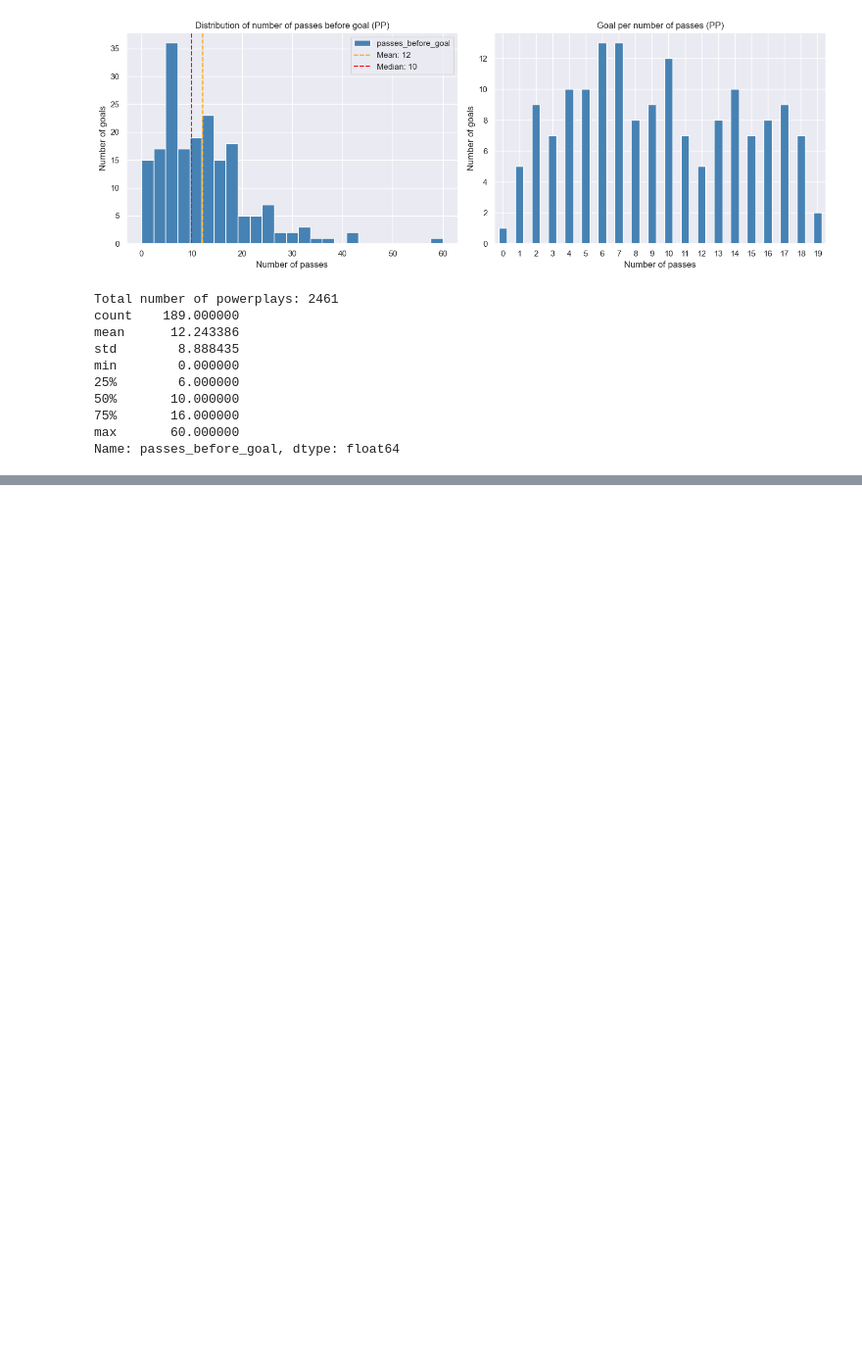
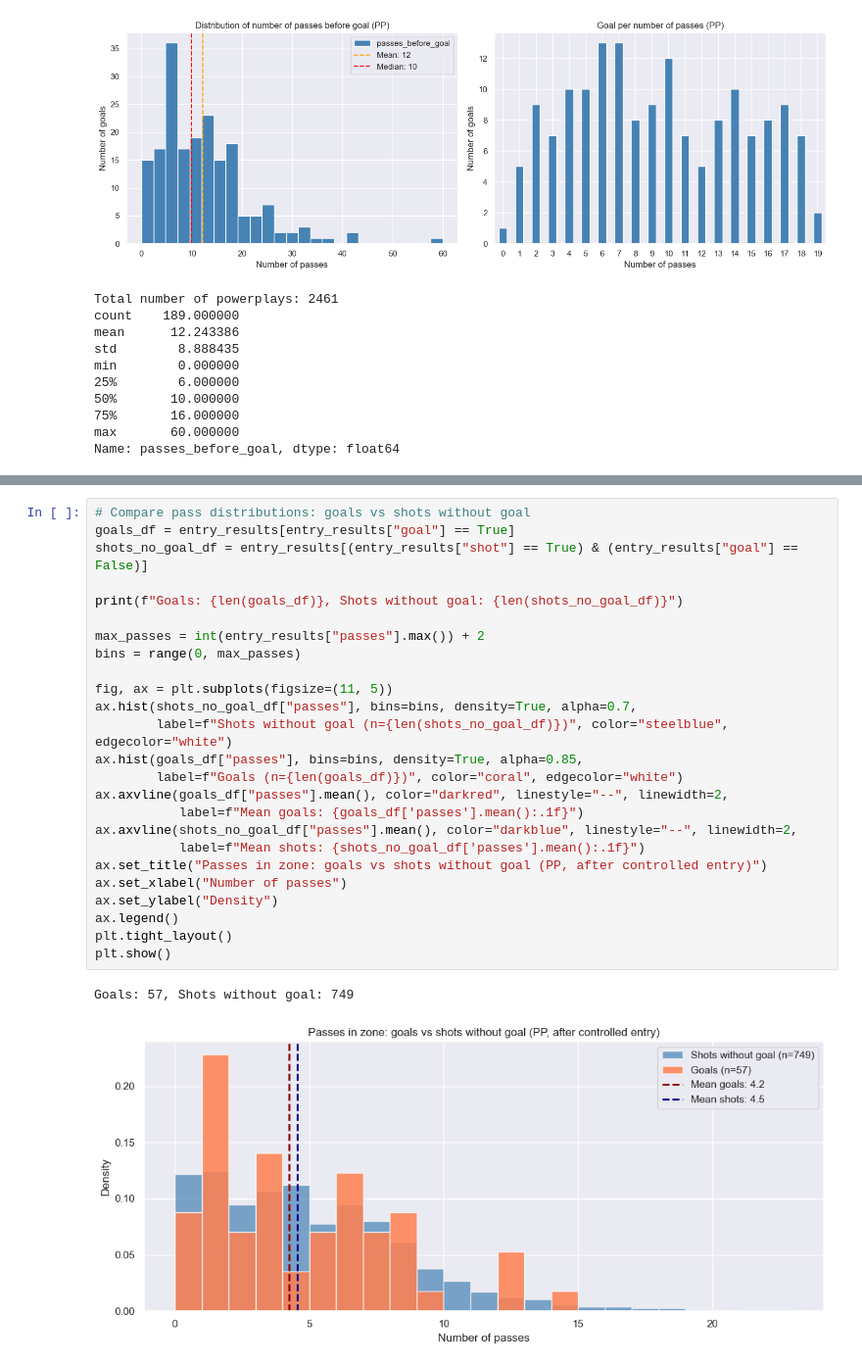
Before and after one commit to emmabertmar/LINHAC-project-2026, a Jupyter notebook: analysis.ipynb, the cells around one changed output, grey strips where cells are left out. Shown at 98% size. Drawn from its saved outputs; the diff is of its cells as text; blank space fills up the shorter version.

```diff
--- a/analysis.ipynb
+++ b/analysis.ipynb
@@ -258,0 +477,28 @@ Name: count, dtype: int64
+# %%
+# Compare pass distributions: goals vs shots without goal
+goals_df = entry_results[entry_results["goal"] == True]
+shots_no_goal_df = entry_results[(entry_results["shot"] == True) & (entry_results["goal"] == False)]
+
+print(f"Goals: {len(goals_df)}, Shots without goal: {len(shots_no_goal_df)}")
+
+max_passes = int(entry_results["passes"].max()) + 2
+bins = range(0, max_passes)
+
+fig, ax = plt.subplots(figsize=(11, 5))
+ax.hist(shots_no_goal_df["passes"], bins=bins, density=True, alpha=0.7,
+        label=f"Shots without goal (n={len(shots_no_goal_df)})", color="steelblue", edgecolor="white")
+ax.hist(goals_df["passes"], bins=bins, density=True, alpha=0.85,
+        label=f"Goals (n={len(goals_df)})", color="coral", edgecolor="white")
+ax.axvline(goals_df["passes"].mean(), color="darkred", linestyle="--", linewidth=2,
+           label=f"Mean goals: {goals_df['passes'].mean():.1f}")
+ax.axvline(shots_no_goal_df["passes"].mean(), color="darkblue", linestyle="--", linewidth=2,
+           label=f"Mean shots: {shots_no_goal_df['passes'].mean():.1f}")
+ax.set_title("Passes in zone: goals vs shots without goal (PP, after controlled entry)")
+ax.set_xlabel("Number of passes")
+ax.set_ylabel("Density")
+ax.legend()
+plt.tight_layout()
+plt.show()
+# %% [output]
+Goals: 57, Shots without goal: 749
+[figure, added]
```
Also changed, not shown: parts of 30 cells of this notebook.
